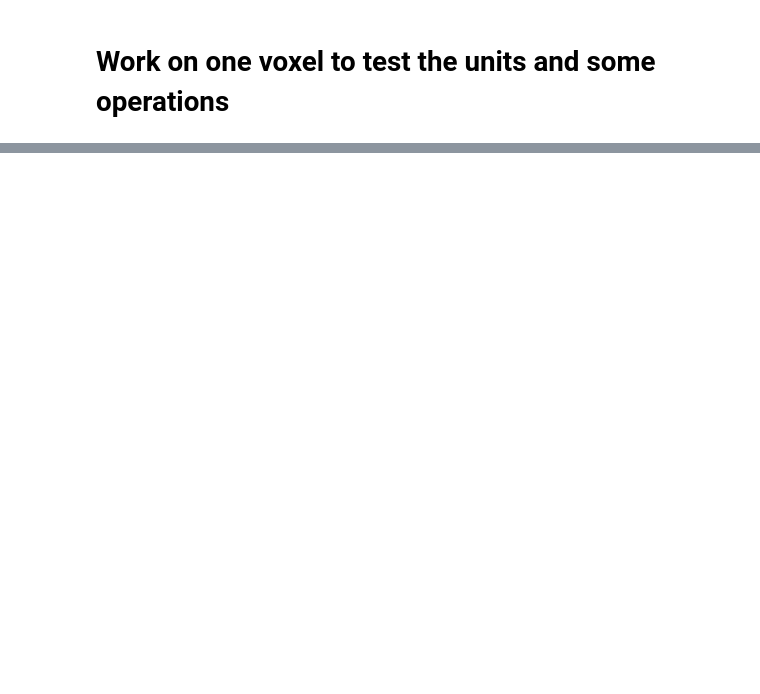
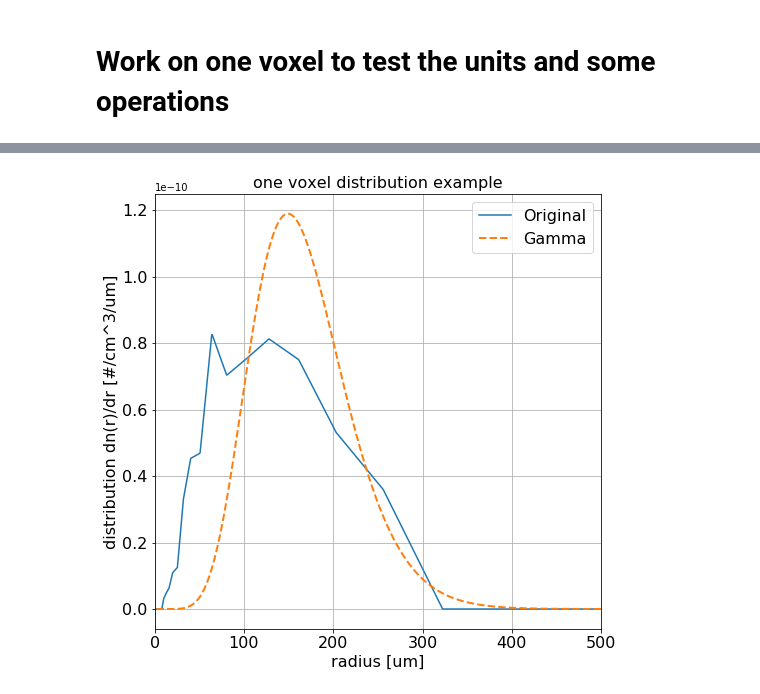
Before and after one commit to vholod/pyshdom, a Jupyter notebook: notebooks/Prepare_Clouds_For_Inverse.ipynb, the cells around one changed output, grey strips where cells are left out. Saved outputs shown, nothing was run; the diff lists cells and outputs as text; code cells hidden in the pictures; blank space fills up the shorter version.

```diff
--- a/notebooks/Prepare_Clouds_For_Inverse.ipynb
+++ b/notebooks/Prepare_Clouds_For_Inverse.ipynb
@@ -176,0 +431,82 @@ Eshkols N = 1.2449157238006592, tested (sanity check) N = 1.2449158376172944
+# %%
+nc = Dataset(volumes_paths[0])
+rd = nc.variables['rd'][:].data # units micron
+FNCD = np.squeeze(nc.variables['FNCD'][:].data) # units #/cm3/bin
+# note that the shape of FNCD is now (33, 100, 128, 128)
+
+# LWC:
+# what Eshkol explained with old data: rho - density kg/m^3  - you can use this to convert mixing ratio (LWC [g/kg]]) to liquid water density [g/m^-3]]
+
+#current data:
+# rho - density g/m3:
+rho = nc.variables['rho'][:].data
+
+# from plt.plot(rd) - you can see that the bins are not linear
+min_diff = np.diff(np.squeeze(rd)).min()
+interp_bins = int(np.ceil((rd.max() - rd.min())/min_diff))
+r = np.linspace(rd.min(), rd.max(), interp_bins)
+
+# here, take for example one voxel:
+S = np.sum(FNCD, axis=0)
+indxs = np.argwhere(S > 0)# cloudy voxel indexes
+example_vox_indx = indxs[1166]
+# maximum radius is here ?
+# minimum radius is here ?
+
+DOPC = FNCD[:,example_vox_indx[0],example_vox_indx[1],example_vox_indx[2]] # distribution of droplets consintration
+DOPC_interpulated = interp1d(np.squeeze(rd),DOPC)(r)
+#---------------------------------------------
+# calculate reff, veff, LWC from the FNCD (here it doesn't assume gamma distribution):
+reff = np.trapz(DOPC_interpulated*r**3,r, axis=0)/np.trapz(DOPC_interpulated*r**2,r, axis=0)
+veff = np.trapz(((r-reff)**2)*(r**2)*DOPC_interpulated,r, axis=0)/(reff**2*np.trapz(DOPC_interpulated*r**2,r, axis=0))
+
+LWC = (10e-3)*(4/3)*np.pi*rho[example_vox_indx[0]]*np.trapz((r**3)*DOPC_interpulated,r, axis=0)
+# units of rho are g/m^3, of DOPC are #/cm3/um, of r um. The units of the result LWC are [g/m^3]
+print("calculated LWC = {} [g/m^3]".format(LWC))
+print("calculated reff = {} [um]".format(reff))
+print("calculated veff = {}".format(veff))
+
+# try to fit gamma distribution:
+NC = np.trapz(DOPC,np.squeeze(rd), axis=0)# total consintration
+test_gamma = gamma_distribution(r,NC,reff,veff)
+
+#---------------------------------------------
+re_test = np.trapz(test_gamma*r**3,r, axis=0)/np.trapz(test_gamma*r**2,r, axis=0)
+print("gamma reff = {}".format(re_test))
+
+# plot
+f, ax = plt.subplots(1, 1, figsize=(8, 8))
+plt.plot(r,DOPC_interpulated,label='Original')
+plt.xlim([0 ,500])
+plt.xlabel('radius [um]', fontsize=16)
+plt.ylabel('distribution dn(r)/dr [#/cm^3/um]', fontsize=16)
+plt.title('one voxel distribution example', fontsize=16)
+
+# gamma distribution test:
+plt.plot(r,test_gamma,linewidth=2.0,label='Gamma',linestyle = '--')
+LWC = 0.0
+for ri,n in zip(r,test_gamma):
+    LWC = LWC + (1.0E-6*1*n*(4*math.pi/3)*ri**3)
+
+# gamma distribution of pyshdom:
+mie_mono = shdom.MieMonodisperse(particle_type='Water')
+mie_mono.set_wavelength_integration(wavelength_band=(wavelengths[0], wavelengths[0]))
+mie_mono.set_radius_integration(minimum_effective_radius=rd.min(), max_integration_radius=250)
+
+size_distribution = shdom.SizeDistribution(type='gamma')
+size_distribution.set_parameters(reff=np.linspace(1, 1.5*reff, 100), veff=np.linspace(0.01, 0.5, 50))
+size_distribution.compute_nd(radii=r, particle_density=mie_mono.pardens)
+#
+size_dist = size_distribution.get_nd(reff=reff, veff=veff)
+
+#---------------------------------------------
+re_test = np.trapz(size_dist*r**3,r, axis=0)/np.trapz(size_dist*r**2,r, axis=0)
+print("shdom reff = {}".format(re_test))
+
+# plt.plot(r,LWC*size_dist,label='shdom v_eff= {}'.format(veff),linestyle = '--')
+
+ax.xaxis.set_tick_params(labelsize=16)
+ax.yaxis.set_tick_params(labelsize=16)
+plt.grid(True)
+plt.legend(prop={'size': 16})
+# %% [output]
@@ -176,0 +519 @@ Eshkols N = 1.2449157238006592, tested (sanity check) N = 1.2449158376172944
+[figure, added]
```
Also changed, not shown: parts of 21 cells of this notebook, 10 other files.
